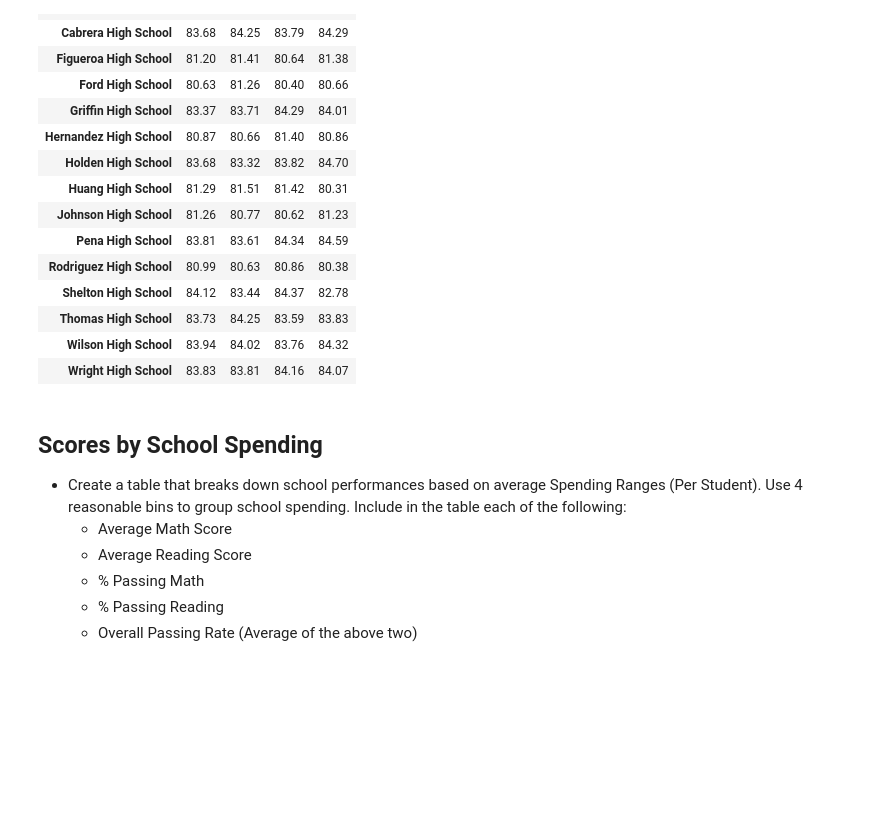
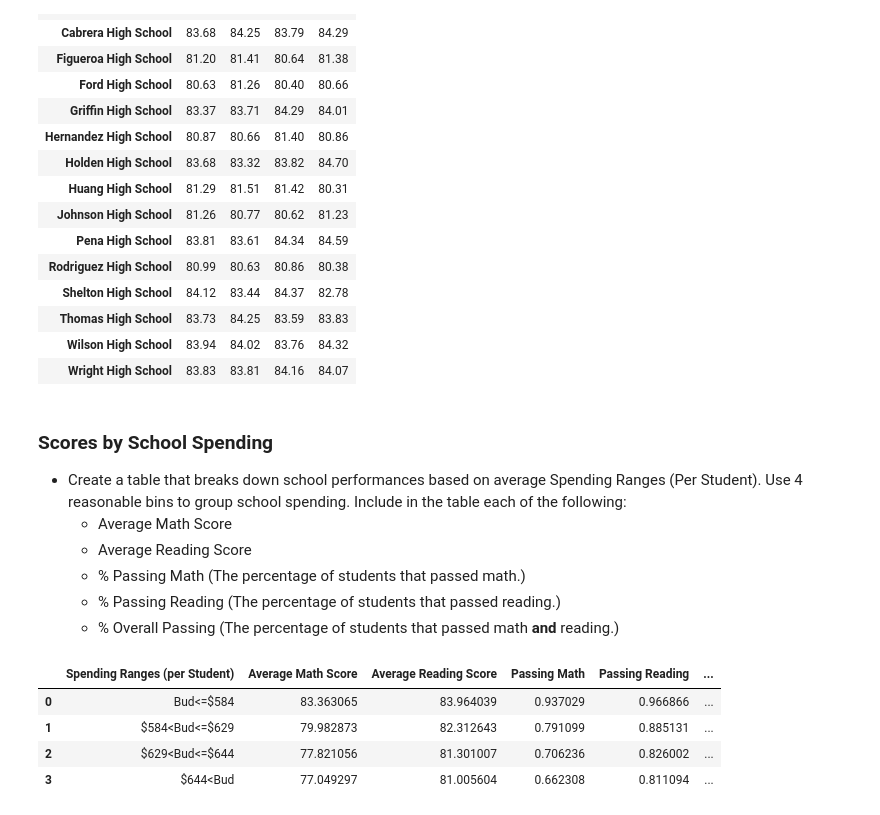
Before and after one commit to Terrence-Cummings/pandas-challenge, a Jupyter notebook: PyCitySchools/PyCitySchools_TC_v1.ipynb, the cells around one changed output. Cells and saved outputs as stored; diff of their text form; code cells hidden in the pictures; blank space fills up the shorter version.

Commit message:
PyCitySchools completed by needs tidying

```diff
--- a/PyCitySchools/PyCitySchools_TC_v1.ipynb
+++ b/PyCitySchools/PyCitySchools_TC_v1.ipynb
@@ -230,11 +230,60 @@ bsbg_reading_df.style.format("{:,.2f}")
 | Wilson High School | 83.94 | 84.02 | 83.76 | 84.32 |
 | Wright High School | 83.83 | 83.81 | 84.16 | 84.07 |
 # %% [markdown]
-## Scores by School Spending
+### Scores by School Spending
 
 * Create a table that breaks down school performances based on average Spending Ranges (Per Student). Use 4 reasonable bins to group school spending. Include in the table each of the following:
   * Average Math Score
   * Average Reading Score
-  * % Passing Math
-  * % Passing Reading
-  * Overall Passing Rate (Average of the above two)
+  * % Passing Math (The percentage of students that passed math.)
+  * % Passing Reading (The percentage of students that passed reading.)
+  * % Overall Passing (The percentage of students that passed math **and** reading.)
+# %%
+#Use the ending df from the School Summary exercise as the starting point
+#Look at the stats for a sense of reasonable Per Student Budget bins
+school_stats = school_summary_df.describe()
+
+#Based on 25th, 50th, and 75th percentil choose bins of cutoffs of (0, 592], (592, 628], (628, 642], (642,660]. Max is 655.
+#school_bud_bins = [0, 592, 628, 642, 660]
+# school_bud_labels = ['Bud<=$592', '$592<Bud<=$628', '$628<Bud<=$642', '$642<Bud']
+
+#Using the same bins as the starter code to check output
+school_bud_bins = [0, 584, 629, 644, 675]
+school_bud_labels = ['Bud<=$584', '$584<Bud<=$629', '$629<Bud<=$644', '$644<Bud']
+
+#Set the starting df to be used for binning same as School Summary exercise df
+school_summary_binned_df = school_summary_df
+
+#The next 5 lines are to get the avg scores and passing percentages WEIGHTED BY THE STUDENTS IN EACH SCHOOL!!!!
+#THE STARTER CODE IS WRONG AS IT CALCULATES THE SIMPLE AVERAGE BETWEEN SCHOOLS RATHER THAN THE STUDENT-WEIGHTED AVERAGE!!!
+school_summary_binned_df['sum_math_score'] = school_summary_binned_df['Average Math Score']*school_summary_binned_df['Total Students']
+school_summary_binned_df['sum_reading_score'] = school_summary_binned_df['Average Reading Score']*school_summary_binned_df['Total Students']
+school_summary_binned_df['num_math_passers'] = school_summary_binned_df['Passing Math']*school_summary_binned_df['Total Students']
+school_summary_binned_df['num_reading_passers'] = school_summary_binned_df['Passing Reading']*school_summary_binned_df['Total Students']
+school_summary_binned_df['num_both_passers'] = school_summary_binned_df['Overall Passing']*school_summary_binned_df['Total Students']
+
+#Add the per student budget bins to new column
+school_summary_binned_df['Spending Ranges (per Student)'] = pd.cut(school_summary_binned_df['Per Student Budget'], bins = school_bud_bins, labels = school_bud_labels)
+
+#Group the df by the budget bins
+school_summary_bin_grouped = school_summary_binned_df.groupby(['Spending Ranges (per Student)'])
+
+#Calculate the statistics within each bin using the STUDENT WEIGHTED AVERAGE!!
+bud_bin_avg_math = school_summary_bin_grouped['sum_math_score'].sum()/school_summary_bin_grouped['Total Students'].sum()
+bud_bin_avg_reading = school_summary_bin_grouped['sum_reading_score'].sum()/school_summary_bin_grouped['Total Students'].sum()
+bud_bin_math_pct = school_summary_bin_grouped['num_math_passers'].sum()/school_summary_bin_grouped['Total Students'].sum()
+bud_bin_reading_pct = school_summary_bin_grouped['num_reading_passers'].sum()/school_summary_bin_grouped['Total Students'].sum()
+bud_bin_both_pct = school_summary_bin_grouped['num_both_passers'].sum()/school_summary_bin_grouped['Total Students'].sum()
+
+#Create a final df for the required output table
+bud_bin_final = pd.DataFrame(list(zip(school_bud_labels, bud_bin_avg_math, bud_bin_avg_reading, bud_bin_math_pct, bud_bin_reading_pct, bud_bin_both_pct)), columns =['Spending Ranges (per Student)', 'Average Math Score', 'Average Reading Score', 'Passing Math', 'Passing Reading', 'Overall Passing'])
+
+bud_bin_final
+
+#.style.hide_index().format({"Average Math Score": "{:,.2f}", "Average Reading Score": "{:,.2f}", "Passing Math": "{:.2%}", "Passing Reading": "{:.2%}", "Overall Passing": "{:.2%}"})
+# %% [output]
+|  | Spending Ranges (per Student) | Average Math Score | Average Reading Score | Passing Math | Passing Reading | ... |
+| 0 | Bud<=$584 | 83.363065 | 83.964039 | 0.937029 | 0.966866 | ... |
+| 1 | $584<Bud<=$629 | 79.982873 | 82.312643 | 0.791099 | 0.885131 | ... |
+| 2 | $629<Bud<=$644 | 77.821056 | 81.301007 | 0.706236 | 0.826002 | ... |
+| 3 | $644<Bud | 77.049297 | 81.005604 | 0.662308 | 0.811094 | ... |
```
Also changed, not shown: parts of 6 cells of this notebook.
